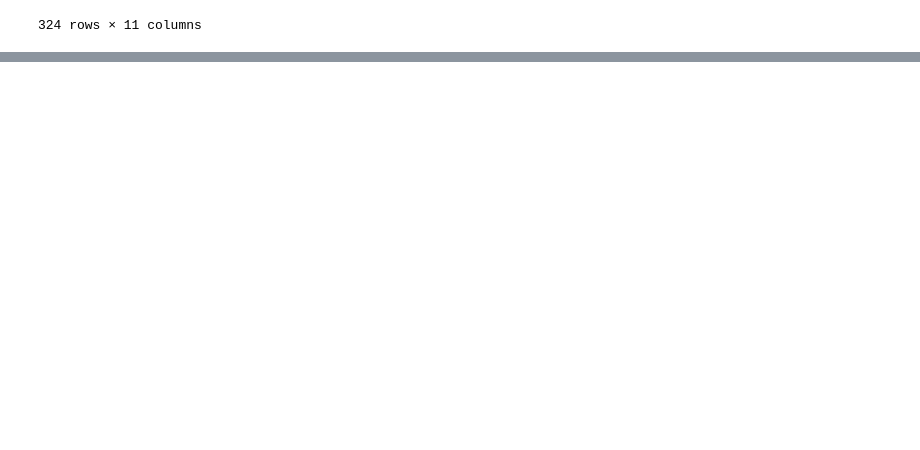
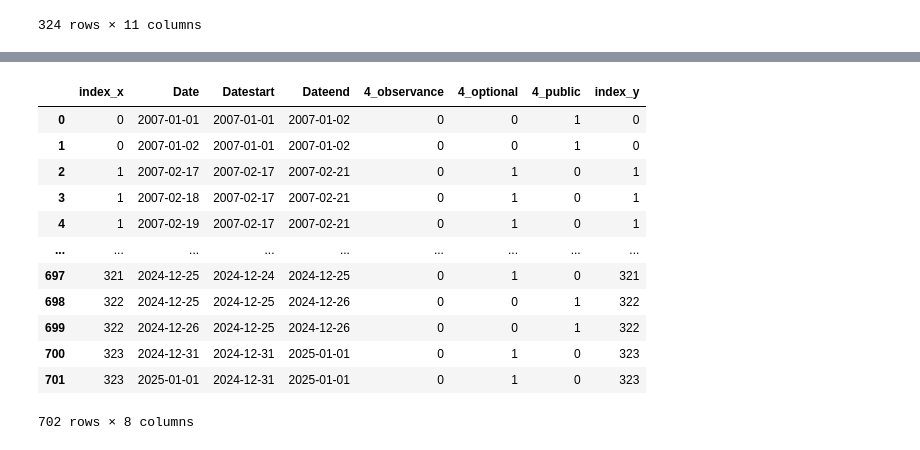
Before and after one commit to marreapato/Forecasting_Paper_XAI, a Jupyter notebook: Holidays/TreatingHolidaysData.ipynb, the cells around one changed output, grey strips where cells are left out. Cells and saved outputs as stored; diff of their text form; code cells hidden in the pictures; blank space fills up the shorter version.

```diff
--- a/Holidays/TreatingHolidaysData.ipynb
+++ b/Holidays/TreatingHolidaysData.ipynb
@@ -66,0 +68,13 @@ feriadosfim.head()
+# %%
+df = pd.DataFrame(feriadosfim)
+df['Datestart'] = pd.to_datetime(df['Datestart'])
+df['Dateend'] = pd.to_datetime(df['Dateend'])
+
+# Function to expand date range for each holiday
+def expand_dates(row):
+    date_range = pd.date_range(row['Datestart'], row['Dateend'], freq='D')
+    return pd.Series(date_range, name='Date')
+
+# Apply the function to each row and concatenate the results
+expanded_df = df.apply(expand_dates, axis=1).stack().reset_index(level=1, drop=True).reset_index()
+expanded_df
@@ -66,0 +95,3 @@ feriadosfim.head()
+# %%
+df['index'] = df.index
+df
@@ -66,0 +112,20 @@ feriadosfim.head()
+# %%
+expanded_df.columns = ['index','Date']
+
+# Merge with the original DataFrame to include other columns
+result_df = pd.merge(expanded_df, df, left_on=['index'], right_index=True, how='left')
+result_df
+# %% [output]
+|  | index_x | Date | Datestart | Dateend | 4_observance | 4_optional | 4_public | index_y |
+| 0 | 0 | 2007-01-01 | 2007-01-01 | 2007-01-02 | 0 | 0 | 1 | 0 |
+| 1 | 0 | 2007-01-02 | 2007-01-01 | 2007-01-02 | 0 | 0 | 1 | 0 |
+| 2 | 1 | 2007-02-17 | 2007-02-17 | 2007-02-21 | 0 | 1 | 0 | 1 |
+| 3 | 1 | 2007-02-18 | 2007-02-17 | 2007-02-21 | 0 | 1 | 0 | 1 |
+| 4 | 1 | 2007-02-19 | 2007-02-17 | 2007-02-21 | 0 | 1 | 0 | 1 |
+| ... | ... | ... | ... | ... | ... | ... | ... | ... |
+| 697 | 321 | 2024-12-25 | 2024-12-24 | 2024-12-25 | 0 | 1 | 0 | 321 |
+| 698 | 322 | 2024-12-25 | 2024-12-25 | 2024-12-26 | 0 | 0 | 1 | 322 |
+| 699 | 322 | 2024-12-26 | 2024-12-25 | 2024-12-26 | 0 | 0 | 1 | 322 |
+| 700 | 323 | 2024-12-31 | 2024-12-31 | 2025-01-01 | 0 | 1 | 0 | 323 |
+| 701 | 323 | 2025-01-01 | 2024-12-31 | 2025-01-01 | 0 | 1 | 0 | 323 |
+702 rows × 8 columns
```
Also changed, not shown: parts of 4 cells of this notebook.
